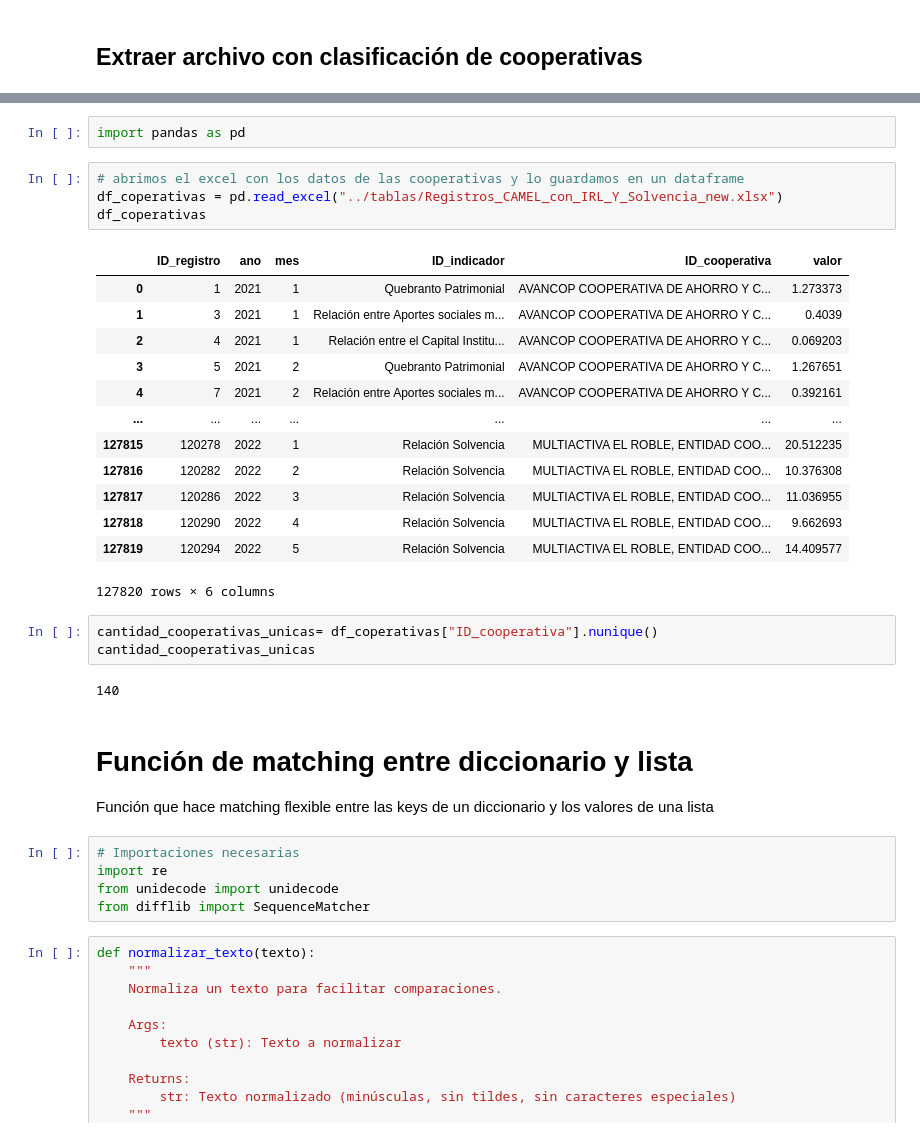
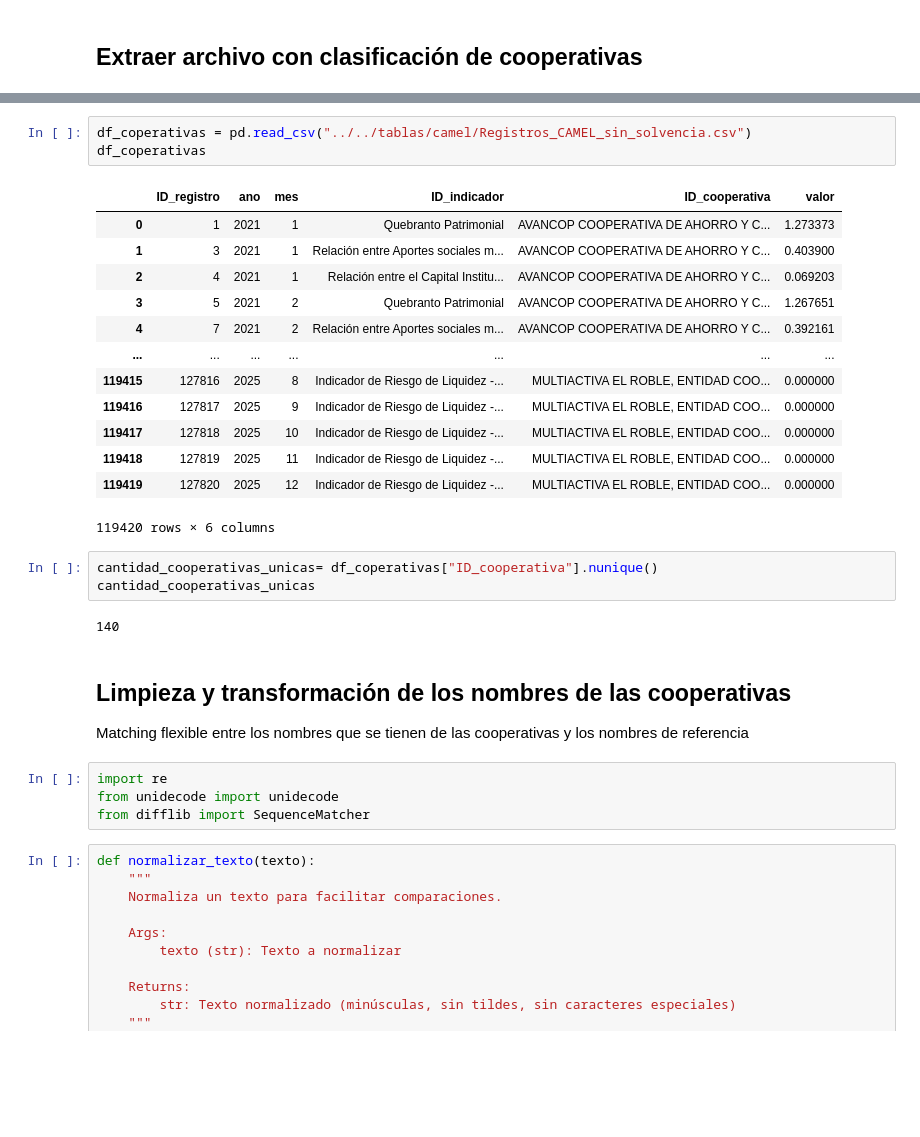
Before and after one commit to LianaD26/CAMEL_Model_percentages, a Jupyter notebook: notebooks/Resultados_CAMEL/8.Sectorizar_coops.ipynb, the cells around one changed output, grey strips where cells are left out. Saved outputs shown, nothing was run; the diff lists cells and outputs as text; blank space fills up the shorter version.

Commit message:
Add: Organizar notebooks y generar CAMEL sin solvencia (con ajuste IRL)

```diff
--- a/notebooks/Sectorizar_coops.ipynb
+++ b/notebooks/Resultados_CAMEL/8.Sectorizar_coops.ipynb
@@ -46,37 +46,33 @@ diccionario_clasificacion
  'SUCREDITO': 'Micro 1',
  'CREDIAHORROS TAX FERIA*': 'Micro 1',
  'COOPSUYA': 'Pequeñas'}
-# %%
-import pandas as pd
 # %%
-# abrimos el excel con los datos de las cooperativas y lo guardamos en un dataframe
-df_coperativas = pd.read_excel("../tablas/Registros_CAMEL_con_IRL_Y_Solvencia_new.xlsx")
+df_coperativas = pd.read_csv("../../tablas/camel/Registros_CAMEL_sin_solvencia.csv")
 df_coperativas
 # %% [output]
 |  | ID_registro | ano | mes | ID_indicador | ID_cooperativa | valor |
 | 0 | 1 | 2021 | 1 | Quebranto Patrimonial | AVANCOP COOPERATIVA DE AHORRO Y C... | 1.273373 |
-| 1 | 3 | 2021 | 1 | Relación entre Aportes sociales m... | AVANCOP COOPERATIVA DE AHORRO Y C... | 0.4039 |
+| 1 | 3 | 2021 | 1 | Relación entre Aportes sociales m... | AVANCOP COOPERATIVA DE AHORRO Y C... | 0.403900 |
 | 2 | 4 | 2021 | 1 | Relación entre el Capital Institu... | AVANCOP COOPERATIVA DE AHORRO Y C... | 0.069203 |
 | 3 | 5 | 2021 | 2 | Quebranto Patrimonial | AVANCOP COOPERATIVA DE AHORRO Y C... | 1.267651 |
 | 4 | 7 | 2021 | 2 | Relación entre Aportes sociales m... | AVANCOP COOPERATIVA DE AHORRO Y C... | 0.392161 |
 | ... | ... | ... | ... | ... | ... | ... |
-| 127815 | 120278 | 2022 | 1 | Relación Solvencia | MULTIACTIVA EL ROBLE, ENTIDAD COO... | 20.512235 |
-| 127816 | 120282 | 2022 | 2 | Relación Solvencia | MULTIACTIVA EL ROBLE, ENTIDAD COO... | 10.376308 |
-| 127817 | 120286 | 2022 | 3 | Relación Solvencia | MULTIACTIVA EL ROBLE, ENTIDAD COO... | 11.036955 |
-| 127818 | 120290 | 2022 | 4 | Relación Solvencia | MULTIACTIVA EL ROBLE, ENTIDAD COO... | 9.662693 |
-| 127819 | 120294 | 2022 | 5 | Relación Solvencia | MULTIACTIVA EL ROBLE, ENTIDAD COO... | 14.409577 |
+| 119415 | 127816 | 2025 | 8 | Indicador de Riesgo de Liquidez -... | MULTIACTIVA EL ROBLE, ENTIDAD COO... | 0.000000 |
+| 119416 | 127817 | 2025 | 9 | Indicador de Riesgo de Liquidez -... | MULTIACTIVA EL ROBLE, ENTIDAD COO... | 0.000000 |
+| 119417 | 127818 | 2025 | 10 | Indicador de Riesgo de Liquidez -... | MULTIACTIVA EL ROBLE, ENTIDAD COO... | 0.000000 |
+| 119418 | 127819 | 2025 | 11 | Indicador de Riesgo de Liquidez -... | MULTIACTIVA EL ROBLE, ENTIDAD COO... | 0.000000 |
+| 119419 | 127820 | 2025 | 12 | Indicador de Riesgo de Liquidez -... | MULTIACTIVA EL ROBLE, ENTIDAD COO... | 0.000000 |
-127820 rows × 6 columns
+119420 rows × 6 columns
 # %%
 cantidad_cooperativas_unicas= df_coperativas["ID_cooperativa"].nunique()
 cantidad_cooperativas_unicas
 # %% [output]
 140
 # %% [markdown]
-# Función de matching entre diccionario y lista
+## Limpieza y transformación de los nombres de las cooperativas
 
-Función que hace matching flexible entre las keys de un diccionario y los valores de una lista
+Matching flexible entre los nombres que se tienen de las cooperativas y los nombres de referencia
 # %%
-# Importaciones necesarias
 import re
 from unidecode import unidecode
 from difflib import SequenceMatcher
```
Also changed, not shown: parts of 10 cells of this notebook, 18 other files.
